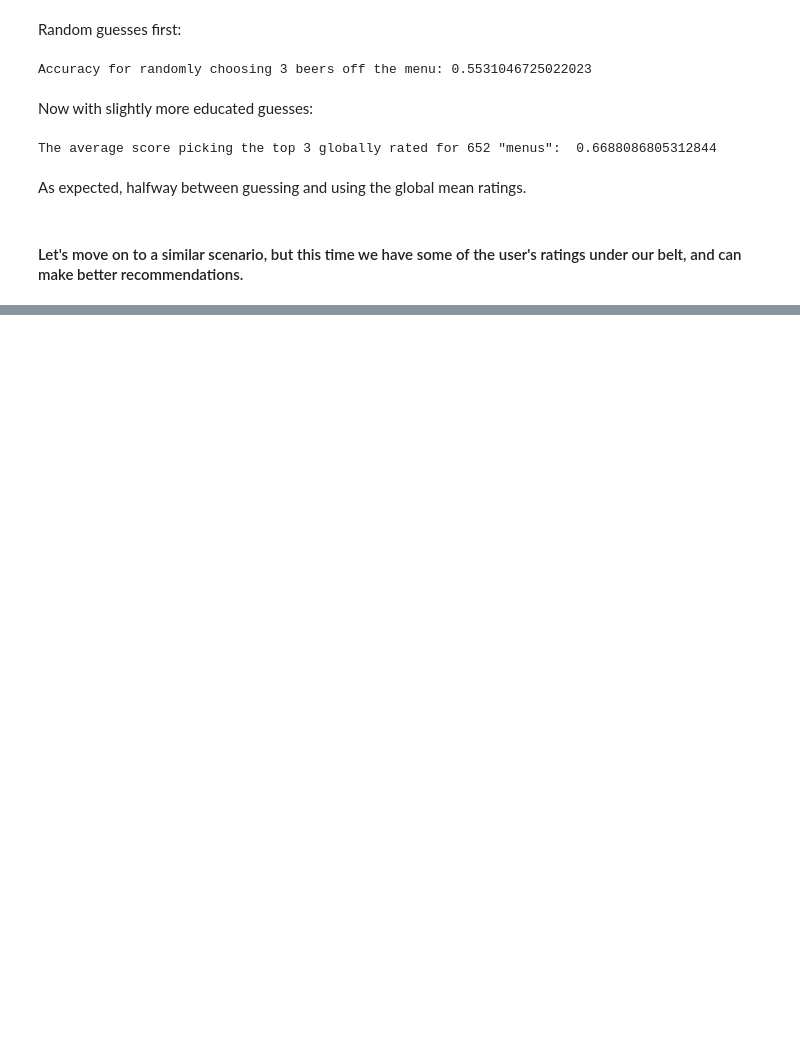
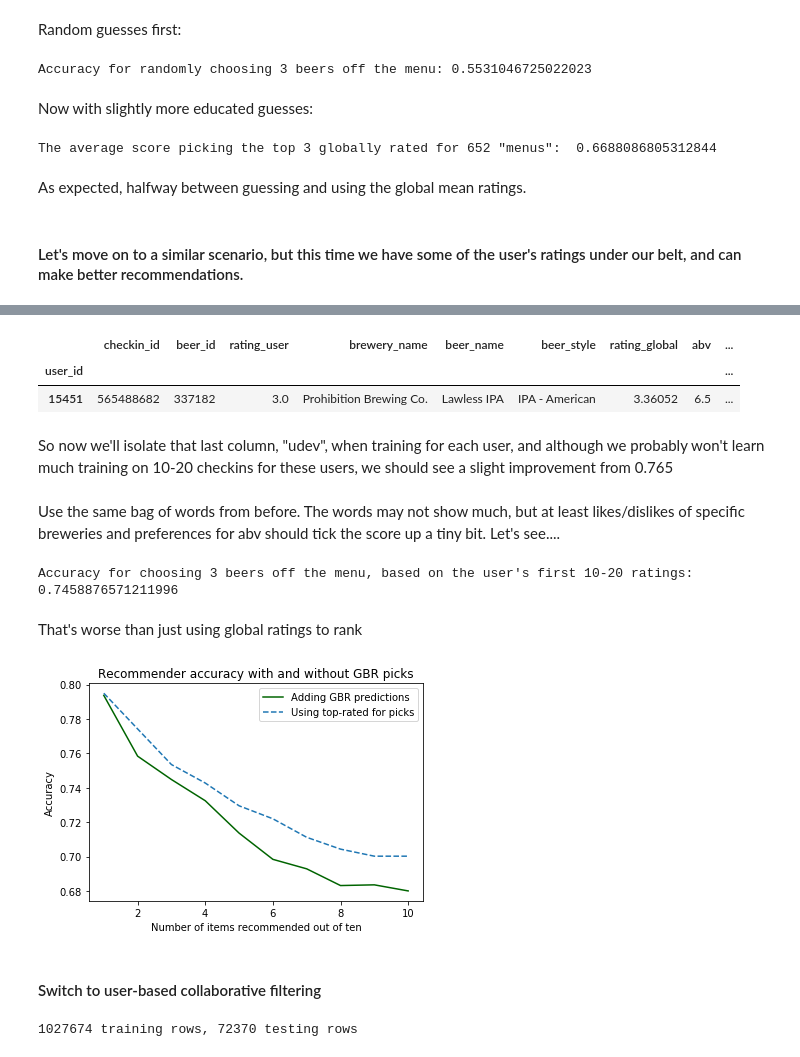
Before and after one commit to ebhtra/springboard, a Jupyter notebook: capstone_1/MilestoneReport.ipynb, the cells around one changed output, grey strips where cells are left out. Cells and saved outputs as stored; diff of their text form; code cells hidden in the pictures; blank space fills up the shorter version.

Commit message:
Fail to improve upon global mean ratings, using BOW for SGDRegression and GBoosting.

```diff
--- a/capstone_1/MilestoneReport.ipynb
+++ b/capstone_1/MilestoneReport.ipynb
@@ -513,0 +608,10 @@ As expected, halfway between guessing and using the global mean ratings.
+# %%
+trainers.head(1)
+# %% [output]
+|  | checkin_id | beer_id | rating_user | brewery_name | beer_name | beer_style | rating_global | abv | ... |
+| user_id |  |  |  |  |  |  |  |  | ... |
+| 15451 | 565488682 | 337182 | 3.0 | Prohibition Brewing Co. | Lawless IPA | IPA - American | 3.36052 | 6.5 | ... |
+# %% [markdown]
+So now we'll isolate that last column, "udev", when training for each user, and although we probably won't learn much training on 10-20 checkins for these users, we should see a slight improvement from 0.765
+# %% [markdown]
+Use the same bag of words from before.  The words may not show much, but at least likes/dislikes of specific breweries and preferences for abv should tick the score up a tiny bit.  Let's see....
@@ -513,0 +620,53 @@ As expected, halfway between guessing and using the global mean ratings.
+# %%
+from sklearn.ensemble import GradientBoostingRegressor
+gbr = GradientBoostingRegressor()
+# %%
+from tqdm import tqdm
+
+scores = []
+for u in tqdm(trainers.index.unique()):
+    udf = trainers.loc[u]
+    vi_train = udf.beer_id.map(beer_id_to_vecs_index)
+    trainX = vecs[vi_train, :]
+    vi_test = testers.loc[u].beer_id.map(beer_id_to_vecs_index)
+    testX = vecs[vi_test, :]
+    gbr.fit(trainX, udf.udev.values)
+    dev_preds = gbr.predict(testX)
+    preds = testers.loc[u].rating_global + dev_preds   # no need to add the (constant) user_bias here, since we want rankings
+    #preds = np.clip(preds, 0.25, 5.0)  # no need to clip since using relative rankings
+    scores.append(untied_rank(testers.loc[u].rating_user.values,
+                              testers.loc[u].rating_user.values[np.argsort(preds)[:-4:-1]]))
+# %%
+print(f'Accuracy for choosing 3 beers off the menu, based on the user\'s first 10-20 ratings: {np.mean(scores)}')
+# %% [output]
+Accuracy for choosing 3 beers off the menu, based on the user's first 10-20 ratings: 0.7458876571211996
+# %% [markdown]
+That's worse than just using global ratings to rank
+# %%
+scoreboard = []
+for x in range(2,12):
+    scores = []
+    for u in tqdm(trainers.index.unique()):
+        udf = trainers.loc[u]
+        vi_train = udf.beer_id.map(beer_id_to_vecs_index)
+        trainX = vecs[vi_train, :]
+        vi_test = testers.loc[u].beer_id.map(beer_id_to_vecs_index)
+        testX = vecs[vi_test, :]
+        gbr.fit(trainX, udf.udev.values)
+        dev_preds = gbr.predict(testX)
+        preds = testers.loc[u].rating_global + dev_preds   # no need to add the (constant) user_bias here, since we want rankings
+
+        scores.append(untied_rank(testers.loc[u].rating_user.values,
+                              testers.loc[u].rating_user.values[np.argsort(preds)[:-x:-1]]))
+    scoreboard.append(np.mean(scores))
+# %%
+plt.plot(range(1,11), scoreboard, color='darkgreen', label='Adding GBR predictions')
+plt.plot(range(1,11), allscores, '--', label='Using top-rated for picks')
+plt.title('Recommender accuracy with and without GBR picks')
+plt.xlabel('Number of items recommended out of ten')
+plt.ylabel('Accuracy')
+plt.legend();
+# %% [output]
+[figure, added]
+# %% [markdown]
+#### Switch to user-based collaborative filtering
@@ -513,0 +679,9 @@ As expected, halfway between guessing and using the global mean ratings.
+# %%
+# gather the users who have more than 50 ratings and save their last 10 for testing
+bigs = checkins.index.map(usercounts) > 49
+smalls = checkins[~bigs]
+tr, test = split_last_X(checkins[bigs], usercounts, 10)
+train = pd.concat([smalls, tr])
+print(f'{train.shape[0]} training rows, {test.shape[0]} testing rows')
+# %% [output]
+1027674 training rows, 72370 testing rows
```
Also changed, not shown: parts of 26 cells of this notebook.
